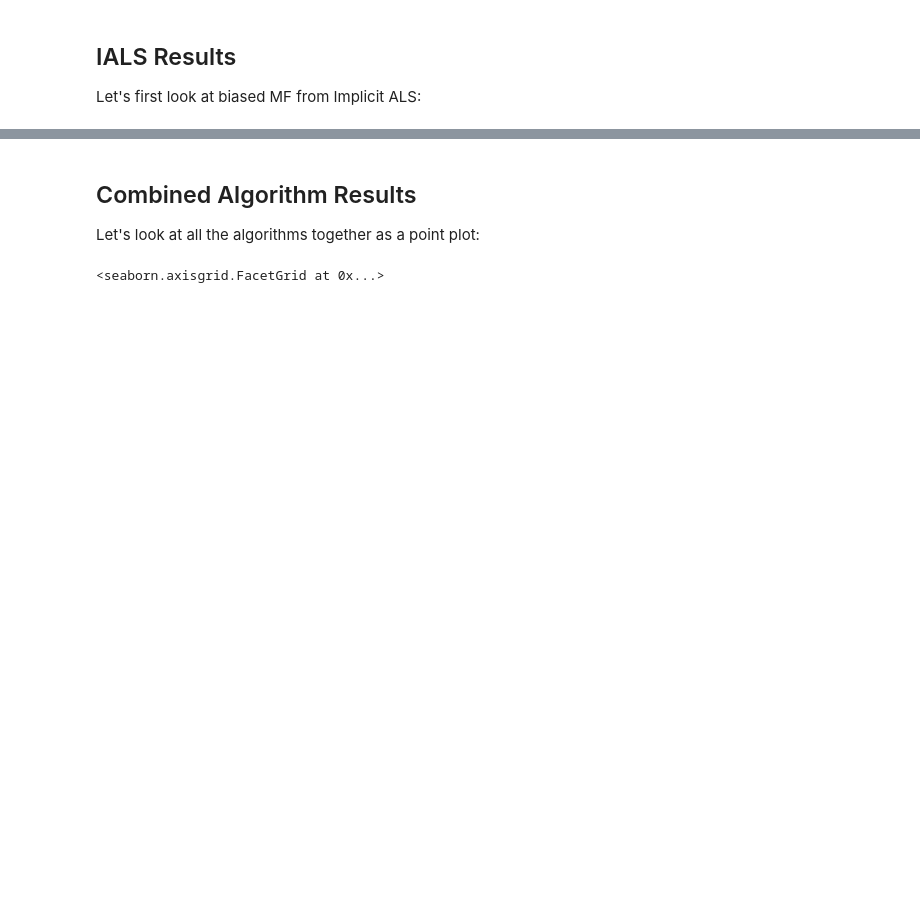
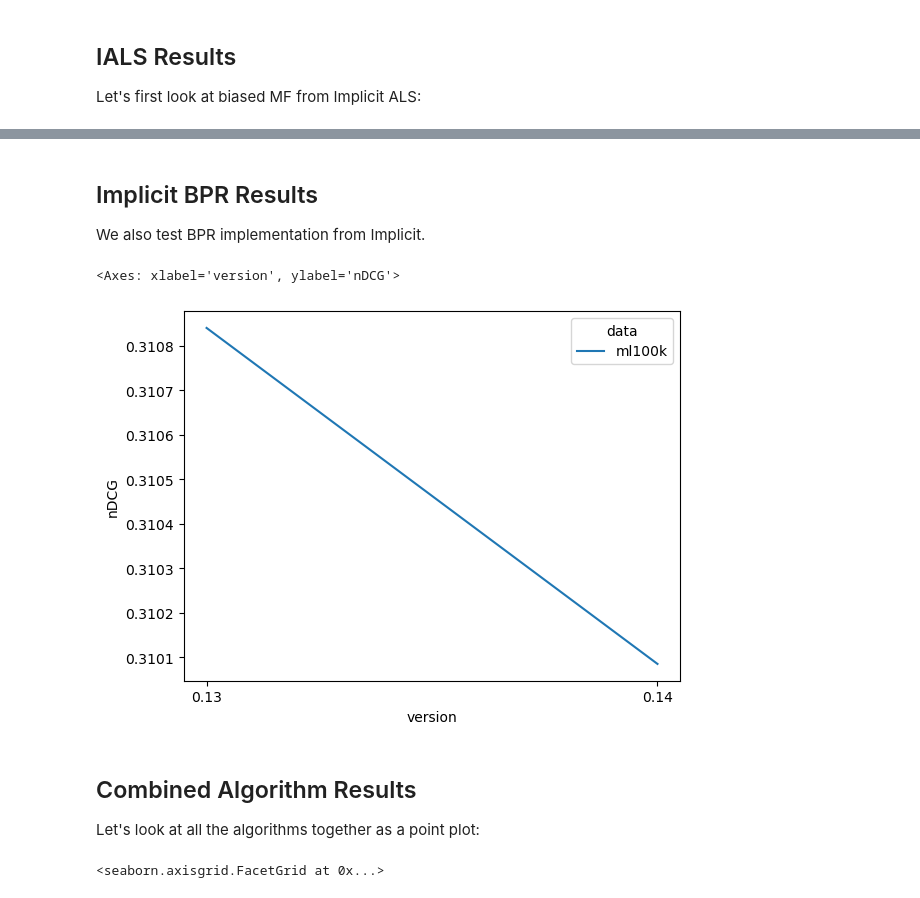
Before and after one commit to lenskit/lk-perf-monitor, a Jupyter notebook: AlgoMetrics.ipynb, the cells around one changed output, grey strips where cells are left out. Saved outputs shown, nothing was run; the diff lists cells and outputs as text; code cells hidden in the pictures; blank space fills up the shorter version.

```diff
--- a/AlgoMetrics.ipynb
+++ b/AlgoMetrics.ipynb
@@ -136,3 +136,13 @@ sns.lineplot(x='version', y='nDCG', hue='data', data=als)
+# %% [markdown]
+## Implicit BPR Results
+
+We also test BPR implementation from Implicit.
+# %%
+als = mdf[mdf['algo'] == 'impBPR']
+sns.lineplot(x='version', y='nDCG', hue='data', data=als)
+# %% [output]
+<Axes: xlabel='version', ylabel='nDCG'>
+[figure, added]
 # %% [markdown]
 ## Combined Algorithm Results
 
```
Also changed, not shown: parts of 11 cells of this notebook, 1 other file.
